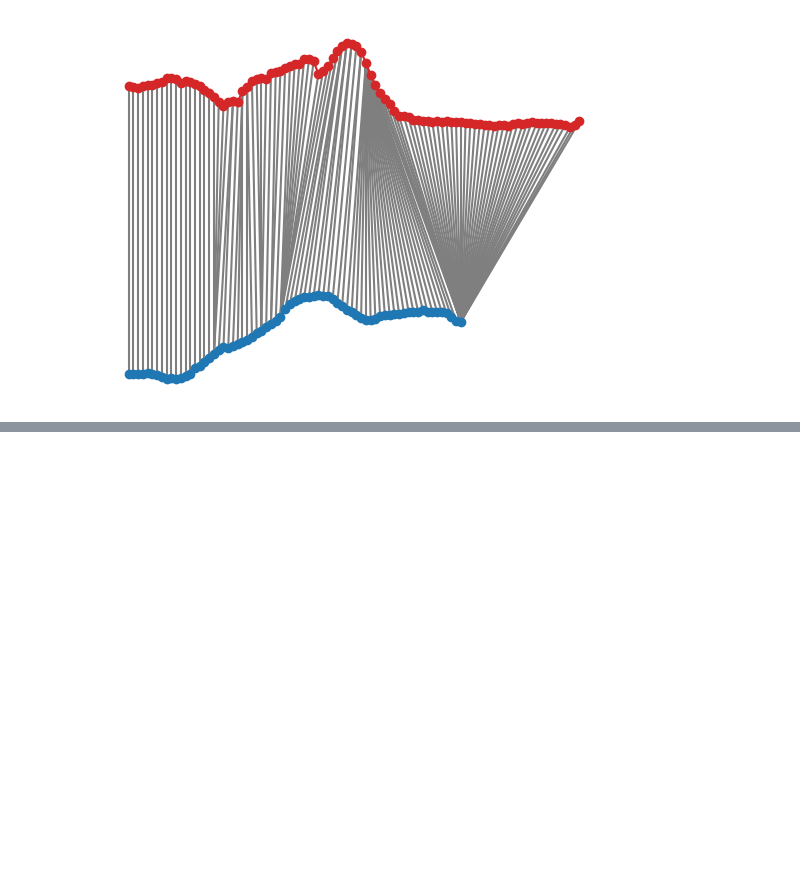
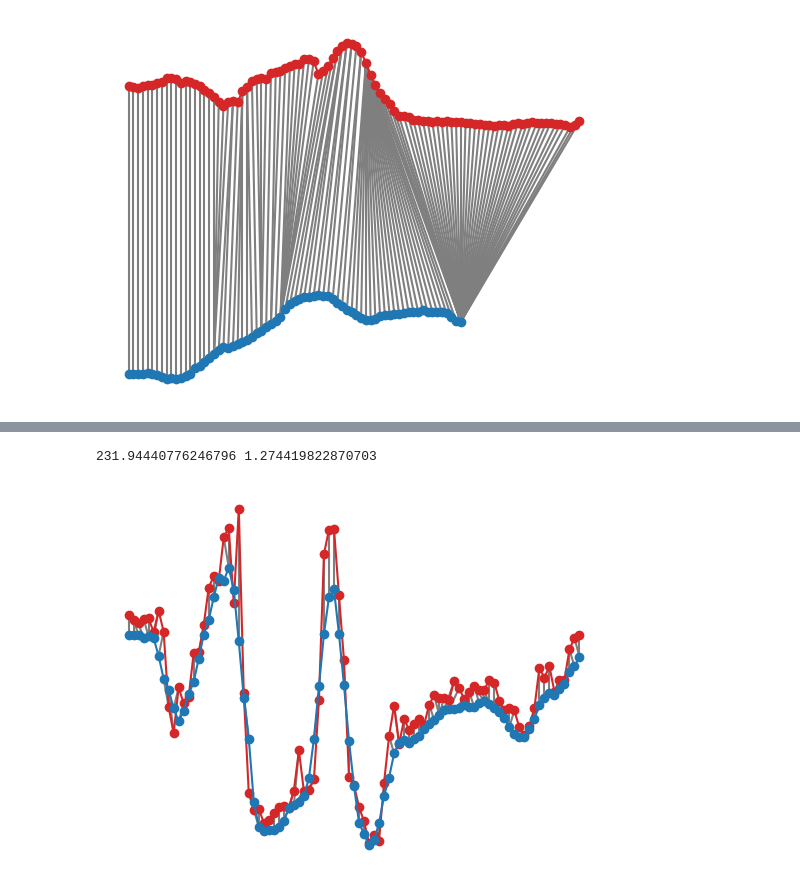
Before and after one commit to yhutter-dv/fhgr-scivi, a Jupyter notebook: jupyter_notebooks/dtw.ipynb, the cells around one changed output, grey strips where cells are left out. Saved outputs shown, nothing was run; the diff lists cells and outputs as text; code cells hidden in the pictures; blank space fills up the shorter version.

```diff
--- a/jupyter_notebooks/dtw.ipynb
+++ b/jupyter_notebooks/dtw.ipynb
@@ -292,0 +324,7 @@ compare_pb_files(file_path_a, file_path_b, keypoint_a, keypoint_b, "absY")
+# %%
+elbow_angle_smooth
+alignment_cost, normalized_alignment_cost = compare_datasets(elbow_angle_raw, elbow_angle_smooth)
+print(alignment_cost, normalized_alignment_cost)
+# %% [output]
+231.94440776246796 1.274419822870703
+[figure, added]
```
Also changed, not shown: parts of 32 cells of this notebook, 2 other files.
